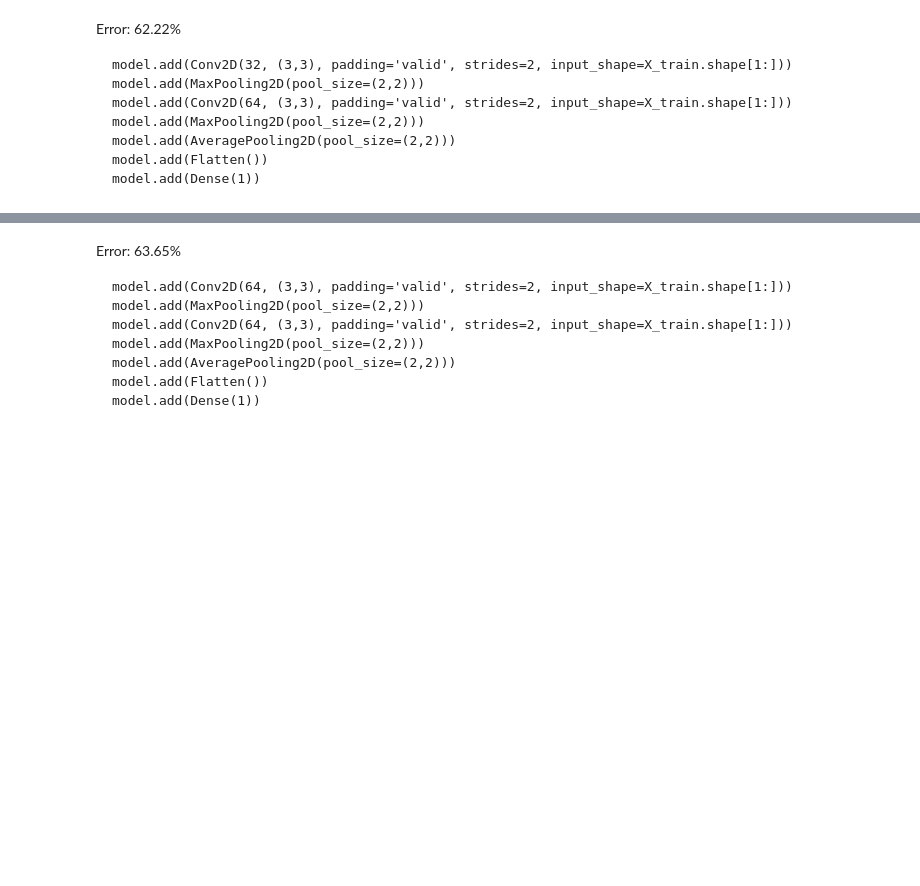
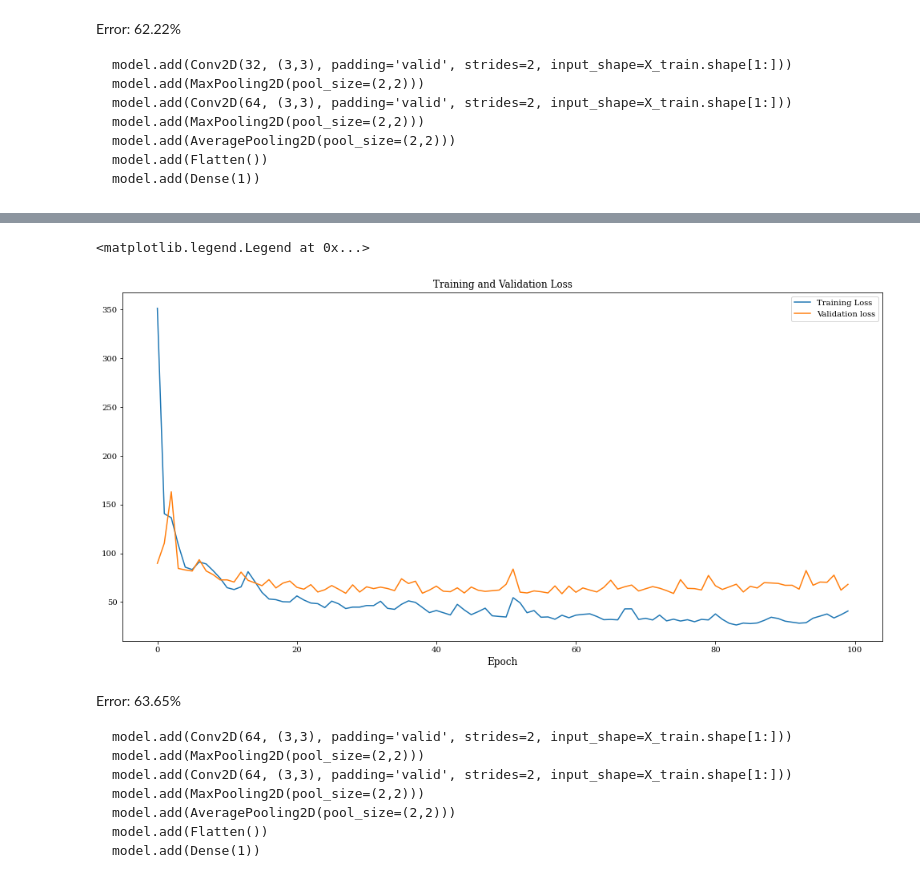
Before and after one commit to limited-fion/deep-learning-cw, a Jupyter notebook: 02_CNN_Introduction.ipynb, the cells around one changed output, grey strips where cells are left out. Drawn from its saved outputs; the diff is of its cells as text; code cells hidden in the pictures; blank space fills up the shorter version.

````diff
--- a/02_CNN_Introduction.ipynb
+++ b/02_CNN_Introduction.ipynb
@@ -961,3 +2130,18 @@ AttributeError: ignored
+# %%
+fig = plt.figure(figsize=(17,8))
+plt.plot(history.history['loss'], label='Training Loss')
+# axes[0].set_ylabel('Mean Absolute Percentage Error')
+plt.xlabel('Epoch', fontsize=12)
+plt.yticks(fontsize=10)
+plt.xticks(fontsize=10)
+
+plt.plot(history.history['val_mean_absolute_percentage_error'], label='Validation loss')
+plt.title('Training and Validation Loss')
+plt.legend()
+# fig.title('Mean Absolute Percentage Error Loss')
+# %% [output]
+<matplotlib.legend.Legend at 0x...>
+[figure, added]
 # %% [markdown]
 Error: 63.65%
 ```
````
Also changed, not shown: parts of 20 cells of this notebook.
